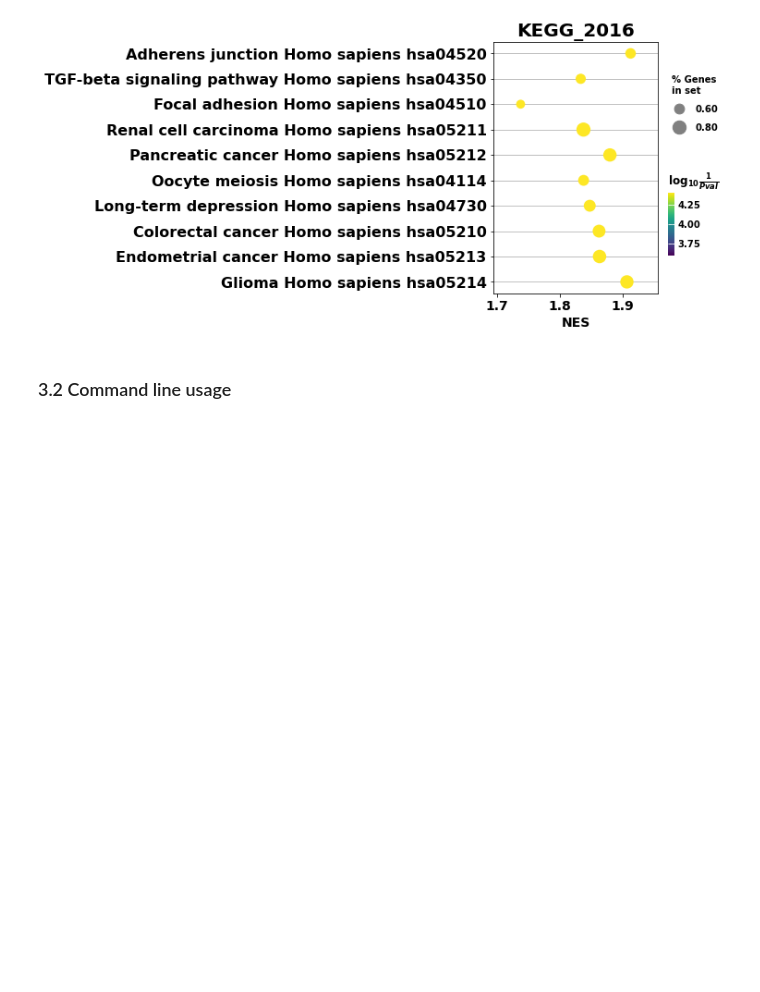
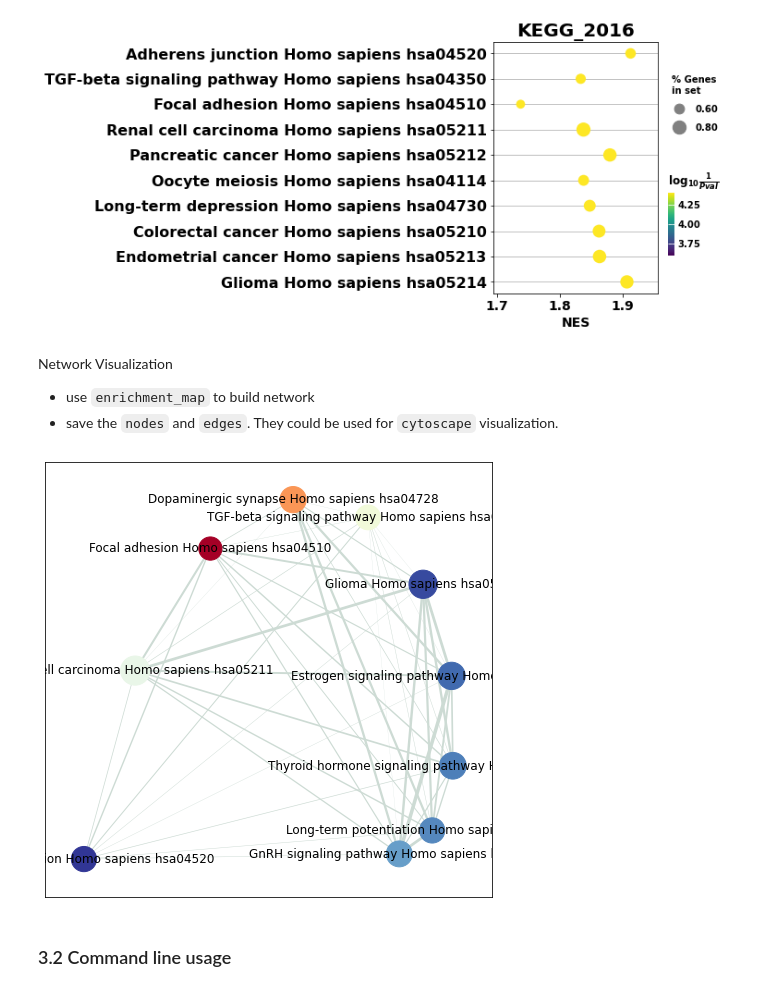
Before and after one commit to zqfang/GSEApy, a Jupyter notebook: docs/gseapy_example.ipynb, the cells around one changed output. Cells and saved outputs as stored; diff of their text form; code cells hidden in the pictures; blank space fills up the shorter version.

```diff
--- a/docs/gseapy_example.ipynb
+++ b/docs/gseapy_example.ipynb
@@ -419,3 +421,12 @@ ax = dotplot(pre_res.res2d,
              figsize=(4,5), cutoff=0.25, show_ring=False)
 # %% [output]
 [figure]
+# %% [markdown]
+Network Visualization
+
+- use `enrichment_map` to build network
+- save the `nodes` and `edges`. They could be used for `cytoscape` visualization.
+# %%
+from gseapy import enrichment_map
+# return two dataframe
+nodes, edges = enrichment_map(pre_res.res2d)
@@ -422,3 +435,34 @@ ax = dotplot(pre_res.res2d,
+# %%
+# build graph
+G = nx.from_pandas_edgelist(edges,
+                            source='src_idx',
+                            target='targ_idx',
+                            edge_attr=['jaccard_coef', 'overlap_coef', 'overlap_genes'])
+# %%
+fig, ax = plt.subplots(figsize=(8, 8))
+
+# init node cooridnates
+pos=nx.layout.spiral_layout(G)
+#node_size = nx.get_node_attributes()
+# draw node
+nx.draw_networkx_nodes(G,
+                       pos=pos,
+                       cmap=plt.cm.RdYlBu,
+                       node_color=list(nodes.NES),
+                       node_size=list(nodes.Hits_ratio *1000))
+# draw node label
+nx.draw_networkx_labels(G,
+                        pos=pos,
+                        labels=nodes.Term.to_dict())
+# draw edge
+edge_weight = nx.get_edge_attributes(G, 'jaccard_coef').values()
+nx.draw_networkx_edges(G,
+                       pos=pos,
+                       width=list(map(lambda x: x*10, edge_weight)),
+                       edge_color='#CDDBD4')
+plt.show()
+# %% [output]
+[figure, added]
 # %% [markdown]
 ### 3.2 Command line usage
 # %% [markdown]
```
Also changed, not shown: parts of 7 cells of this notebook, 1 other file.
